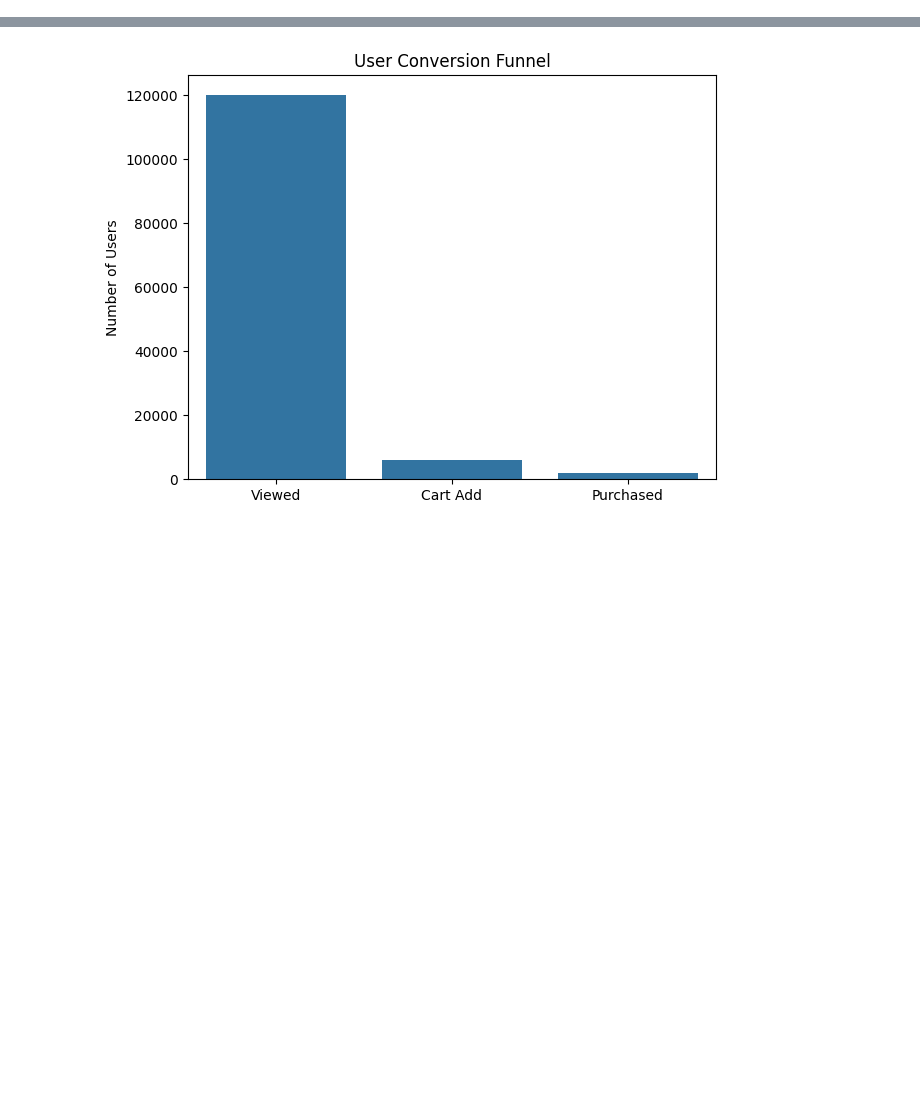
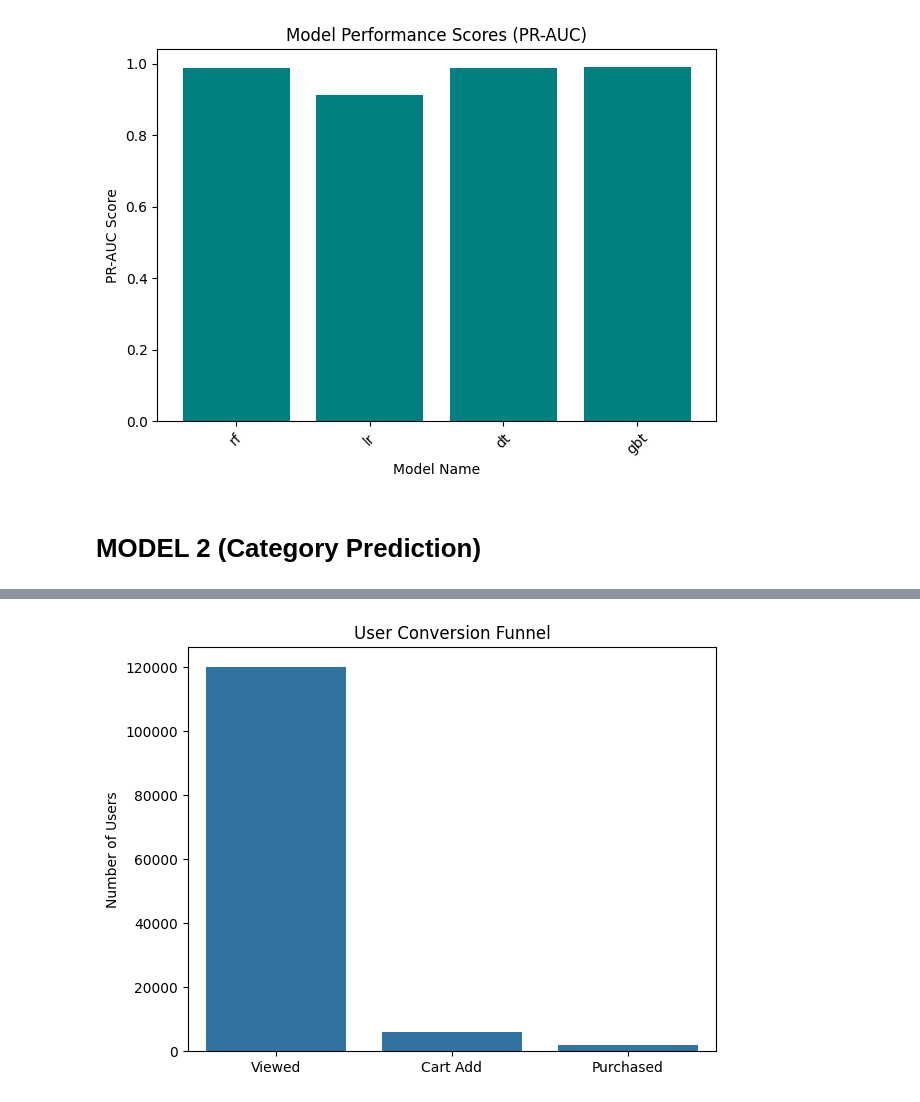
Before and after one commit to shivamAmrutia/ecomm-bigdata-project, a Jupyter notebook: notebooks/exploration1.ipynb, the cells around one changed output, grey strips where cells are left out. Saved outputs shown, nothing was run; the diff lists cells and outputs as text; code cells hidden in the pictures; blank space fills up the shorter version.

```diff
--- a/notebooks/exploration1.ipynb
+++ b/notebooks/exploration1.ipynb
@@ -247,0 +338,16 @@ with open("../output/best_params.json", "w") as f:
+# %%
+model_performance_dic = {}
+for r in results:
+    model_performance_dic[r[2]] = float(r[3])
+plt.bar(model_performance_dic.keys(), model_performance_dic.values(), color='teal')
+plt.ylabel("PR-AUC Score")
+plt.xlabel("Model Name")
+plt.title("Model Performance Scores (PR-AUC)")
+plt.xticks(rotation=45)
+plt.tight_layout()
+plt.savefig("../output/figures/model_performance_scores_pr_auc.png")
+plt.show()
+# %% [output]
+[figure, added]
+# %% [markdown]
+# MODEL 2 (Category Prediction)
```
Also changed, not shown: parts of 26 cells of this notebook, 4 other files.
